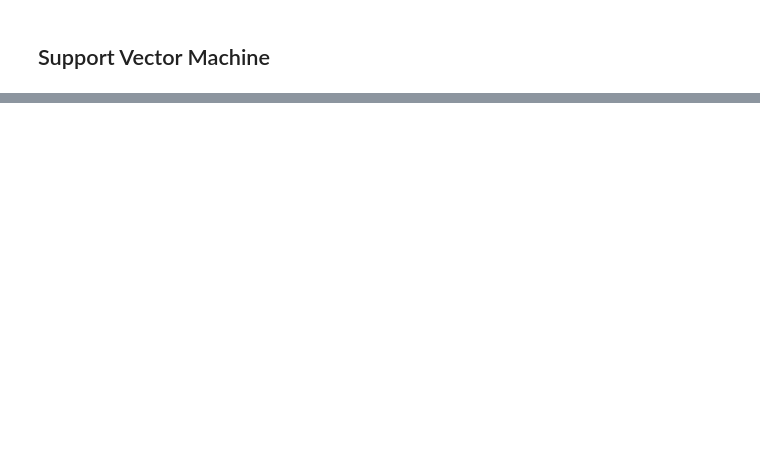
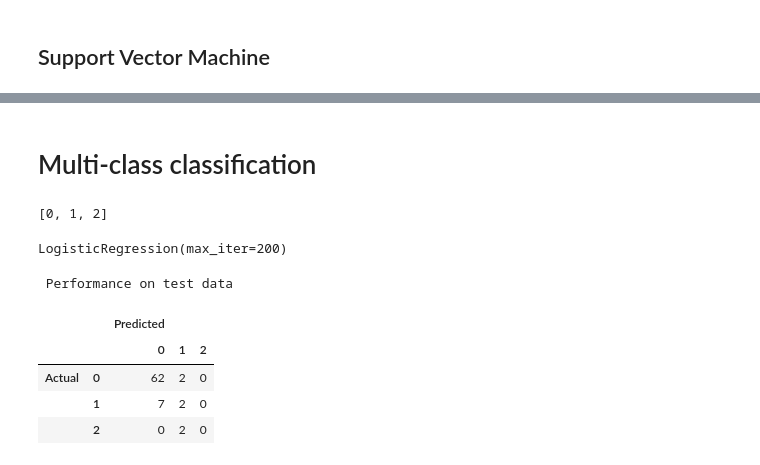
Before and after one commit to vp-code/Python-Stats, a Jupyter notebook: ML/Classifiers.ipynb, the cells around one changed output, grey strips where cells are left out. Saved outputs shown, nothing was run; the diff lists cells and outputs as text; code cells hidden in the pictures; blank space fills up the shorter version.

```diff
--- a/ML/Classifiers.ipynb
+++ b/ML/Classifiers.ipynb
@@ -114,3 +146,8 @@ HDData.drop(columns=["num"],inplace=True)
+# %%
+FloatVars = HDData.columns.difference(CatVars+["target"])
+for v in FloatVars:
+    m,s = HDData[v].mean(),HDData[v].std()
+    HDData[v] = (HDData[v]-m)/s
 # %% [markdown]
 ## Visualizing distributions
 # %% [markdown]
@@ -148,7 +182,7 @@ fig.update_layout(height=900,showlegend=False)
 # %% [markdown]
 ## Data splitting
 # %%
-def SplitData(df,train_f = 3/4):
+def SplitData(df,yvar = "target",train_f = 3/4):
     '''
     Splits data into training and testing subsets
     Arguments:
@@ -163,10 +197,10 @@ def SplitData(df,train_f = 3/4):
     DFDict['Train'] = DFDict['Train'].reset_index(drop=True)
 
     DataArrays = {}
-    XCols = df.columns.difference(["target"])
+    XCols = df.columns.difference([yvar])
     for type in ['Train','Test']:
         DataArrays['X'+type] = DFDict[type][XCols].values
-        DataArrays['y'+type] = DFDict[type]['target'].values
+        DataArrays['y'+type] = DFDict[type][yvar].values
 
     return(DataArrays)
 # %%
@@ -411,0 +797,35 @@ for k,v in cm.items():
+# %% [markdown]
+# Multi-class classification
+# %%
+HDData["num"] = HDData["num"].astype(int)
+DA = SplitData(HDData.drop(columns=["target"]),yvar="num") # Data arrays
+X,y = DA['XTrain'],DA['yTrain']
+
+actuals = DA['yTest']
+# %%
+list(set(y))
+# %% [output]
+[0, 1, 2]
+# %%
+labels = list(set(y))
+
+LR = LogisticRegression(max_iter=200)
+LR.fit(X,y)          # Using all training data
+yhat = LR.predict(DA['XTest'])
+
+cm = metrics.confusion_matrix(actuals,yhat)
+DF = pd.DataFrame(cm,index=labels,columns=labels)
+# %% [output]
+LogisticRegression(max_iter=200)
+# %%
+DF = pd.concat({'Predicted':pd.concat({'Actual':DF})},axis=1)
+
+print("\n Performance on test data")
+DF
+# %% [output]
+ Performance on test data
+|  |  | Predicted |  |  |
+|  |  | 0 | 1 | 2 |
+| Actual | 0 | 62 | 2 | 0 |
+|  | 1 | 7 | 2 | 0 |
+|  | 2 | 0 | 2 | 0 |
```
Also changed, not shown: parts of 46 cells of this notebook, 1 other file.
